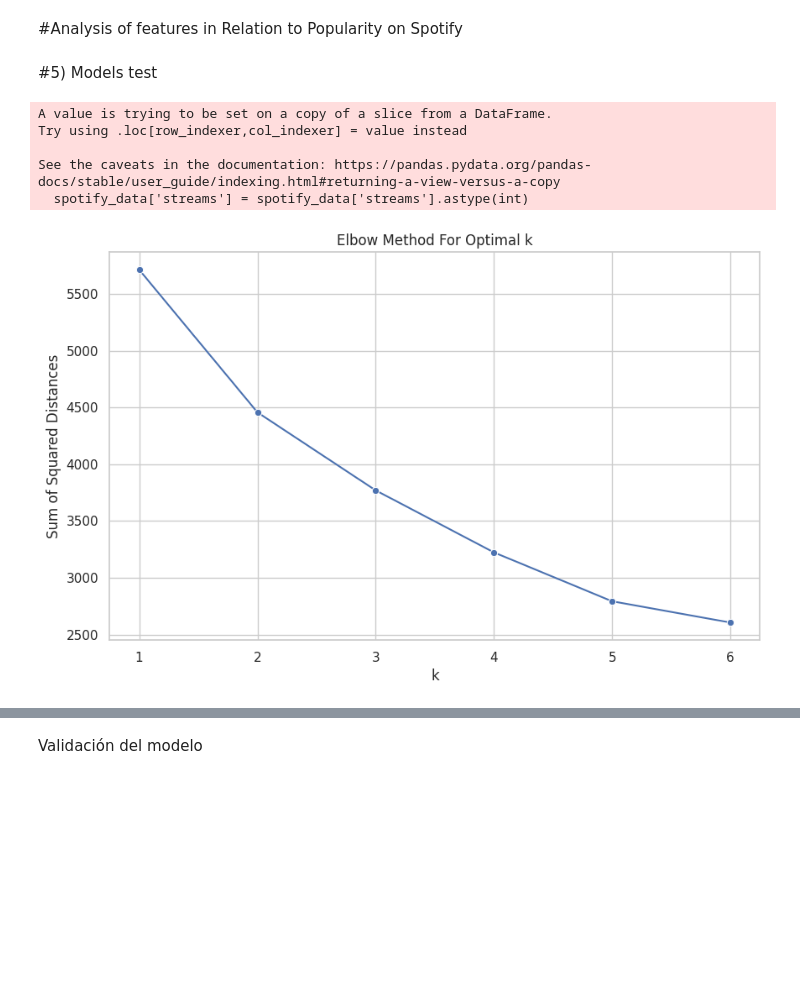
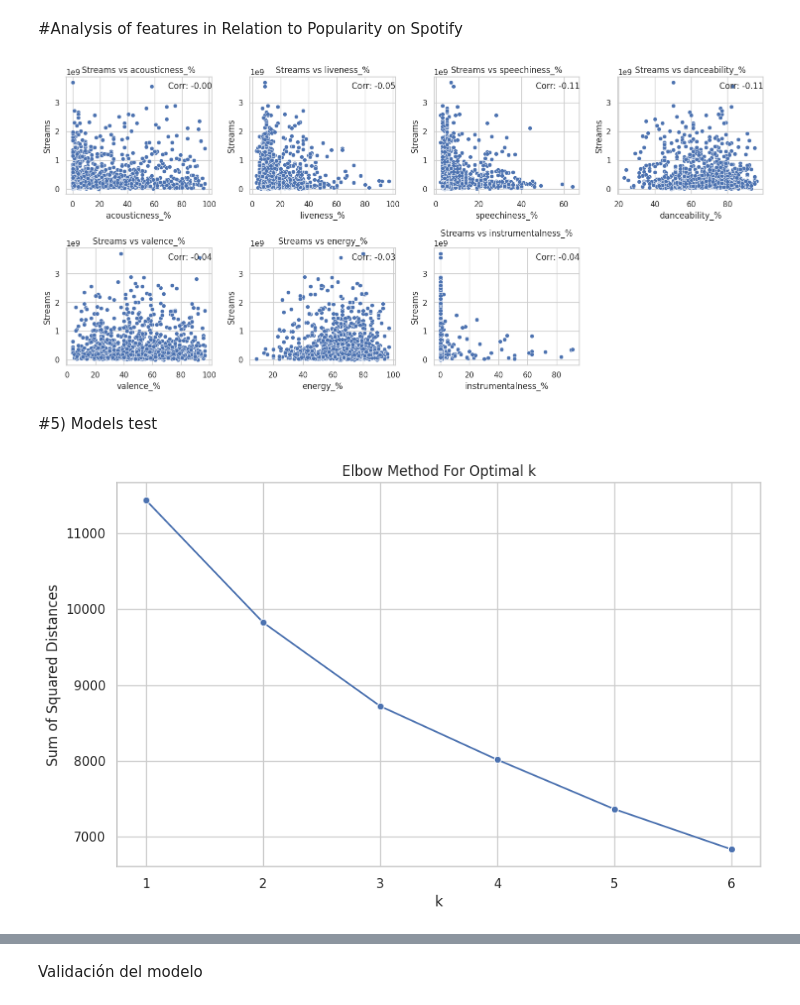
Before and after one commit to saraycubillos/ClusterSpotifySongs, a Jupyter notebook: Spotify_songs_2023_revMBSS.ipynb, the cells around one changed output, grey strips where cells are left out. Drawn from its saved outputs; the diff is of its cells as text; code cells hidden in the pictures; blank space fills up the shorter version.

```diff
--- a/Spotify_songs_2023_revMBSS.ipynb
+++ b/Spotify_songs_2023_revMBSS.ipynb
@@ -197,9 +194,0 @@ vif_info.sort_values('VIF', ascending=False)
-# %%
-from sklearn.model_selection import train_test_split
-
-X=
-y=spotify_data['energy_%'],spotify_data['danceability_%']
-# Dividir los datos en conjunto de entrenamiento y prueba
-
-#X_train, X_test = train_test_split(X, test_size=0.2, random_state=42)
-X_train, X_test, Y_train, Y_test = train_test_split(X, y, stratify=y, random_state=42)
@@ -208,7 +195,7 @@ SyntaxError: ignored
 # %% [markdown]
 ## Analize atipic data values
 # %%
-numerical_data = spotify_data._get_numeric_data()
+numerical_data = X._get_numeric_data()
 numerical_data.isna().sum()
 # %% [output]
 in_spotify_playlists    0
@@ -237,7 +223,8 @@ sns.despine(left=True)
 # %%
 MinMax = MinMaxScaler(copy=True, feature_range=(0, 1)) # Método MinMax con valores entre 0 y 1
 nombres = numerical_data.columns
-Datos_Min_Max = MinMax.fit_transform(numerical_data) # Transformación de los nuevos datos con una escala MinMax
+df_reset = numerical_data.reset_index(drop=True)
+Datos_Min_Max = MinMax.fit_transform(df_reset) # Transformación de los nuevos datos con una escala MinMax
 Datos_Min_Max = pd.DataFrame(Datos_Min_Max, columns = nombres)
 # %%
 sns.set(rc={'figure.figsize':(25,9)}) # Tamaño de la figura
@@ -427,9 +433,6 @@ plt.show()
 # %% [markdown]
 #Analysis of features in Relation to Popularity on Spotify
 # %%
-spotify_data = spotify_data.dropna(subset=['streams'])
-spotify_data['streams'] = spotify_data['streams'].astype(int)
-
 # Calculate the correlation
 correlation_columns = ['acousticness_%', 'liveness_%', 'speechiness_%', 'danceability_%', 'valence_%', 'energy_%',	'instrumentalness_%']
 correlations = spotify_data[['streams'] + correlation_columns].corr().loc['streams', correlation_columns]
@@ -452,42 +455,35 @@ for i, feature in enumerate(features, 1):
 
 plt.tight_layout()
 plt.show()
+# %% [output]
+[figure, added]
 # %% [markdown]
 #5) Models test
 # %%
-spotify_data['streams'] = pd.to_numeric(spotify_data['streams'], errors='coerce')
-spotify_data = spotify_data.dropna(subset=['streams'])
-spotify_data['streams'] = spotify_data['streams'].astype(int)
-
 # Features to use for clustering
 features = ['acousticness_%', 'liveness_%', 'speechiness_%', 'danceability_%', 'valence_%', 'energy_%']
 
 # Scaling the features
 scaler = StandardScaler()
-data_scaled = scaler.fit_transform(spotify_data[features])
+data_scaled = scaler.fit_transform(Datos_Min_Max)
 
 sse = []
 possible_k_values = range(1, 7)
 
 for k in possible_k_values:
     kmeans = KMeans(n_clusters=k, n_init=10, random_state=42)
     kmeans.fit(data_scaled)
     sse.append(kmeans.inertia_)
 
 # Plotting the Elbow Method graph
 plt.figure(figsize=(10, 6))
 sns.lineplot(x=possible_k_values, y=sse, marker='o')
 plt.title('Elbow Method For Optimal k')
 plt.xlabel('k')
 plt.ylabel('Sum of Squared Distances')
 plt.show()
 # %% [output]
-A value is trying to be set on a copy of a slice from a DataFrame.
-Try using .loc[row_indexer,col_indexer] = value instead
-
-See the caveats in the documentation: https://pandas.pydata.org/pandas-docs/stable/user_guide/indexing.html#returning-a-view-versus-a-copy
-  spotify_data['streams'] = spotify_data['streams'].astype(int)
-[figure, old version]
+[figure, new version]
 # %%
 import seaborn as sns
 import matplotlib.pyplot as plt
```
Also changed, not shown: parts of 21 cells of this notebook.
